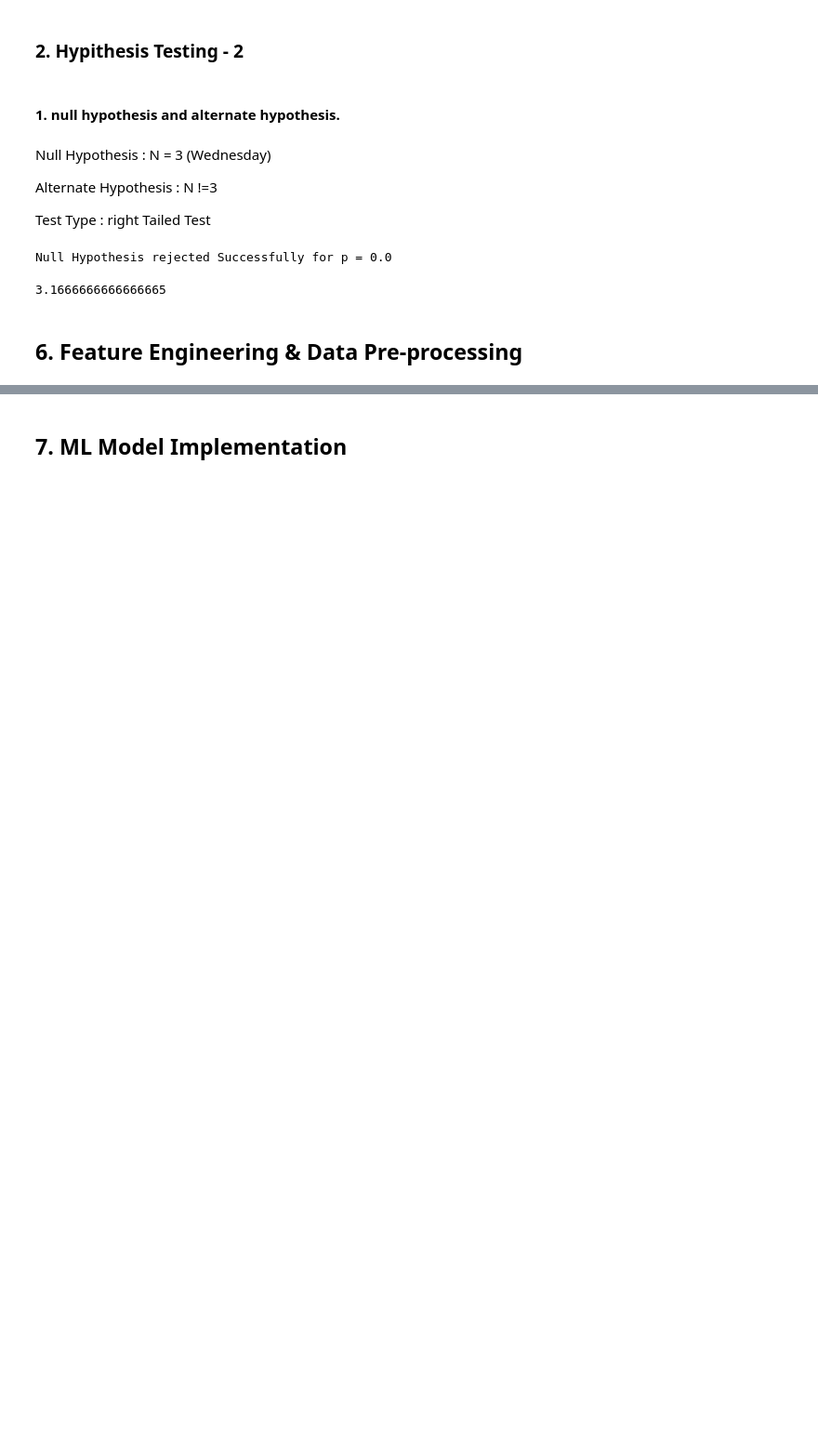
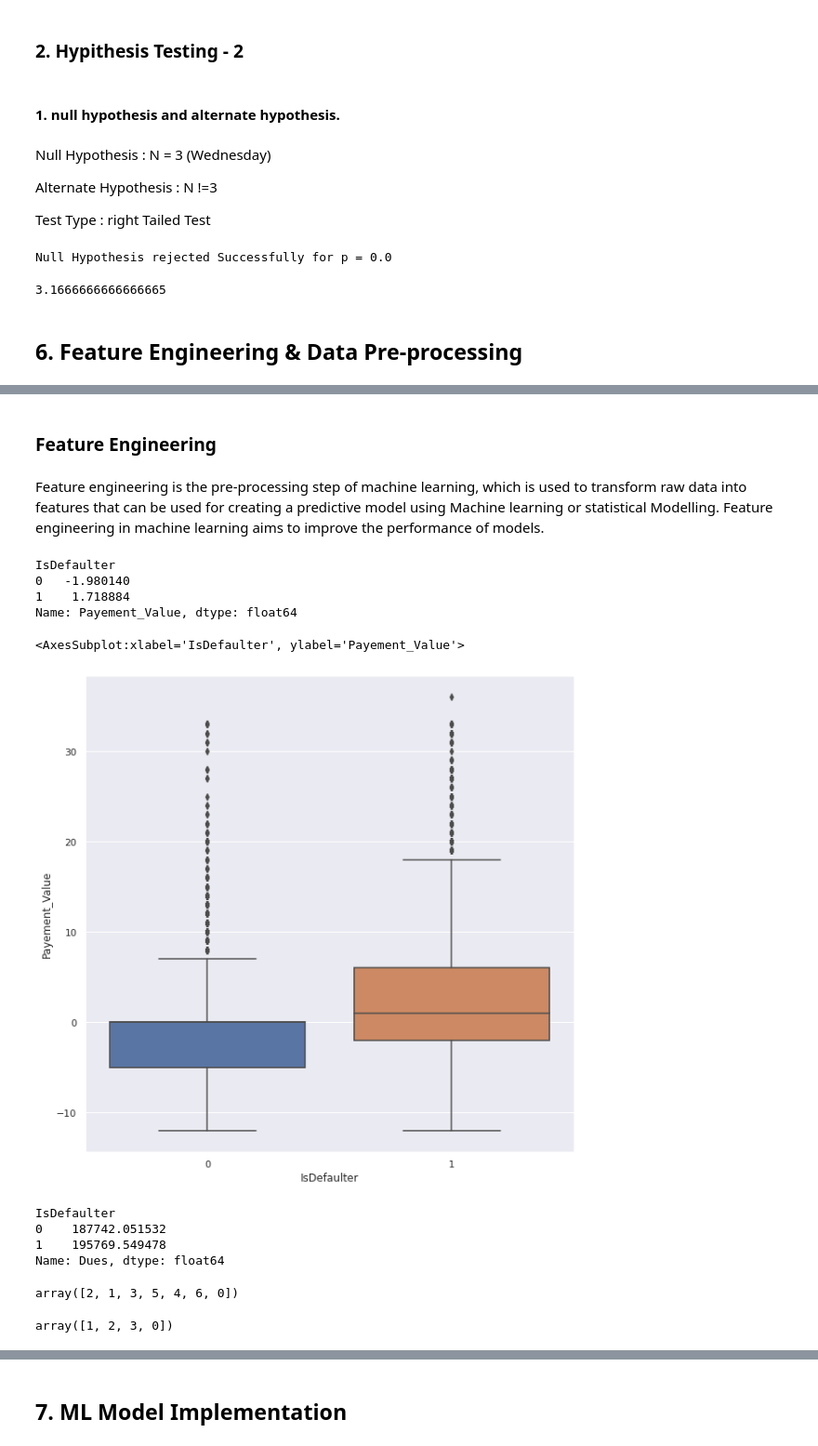
Before and after one commit to KrushnaChaure/Credit-Card-Default-Prediction, a Jupyter notebook: Krushna_Chaure_Credit_Card_Default_Prediction_Capstone_Project.ipynb, the cells around one changed output, grey strips where cells are left out. Shown at 93% size. Saved outputs shown, nothing was run; the diff lists cells and outputs as text; code cells hidden in the pictures; blank space fills up the shorter version.

```diff
--- a/Krushna_Chaure_Credit_Card_Default_Prediction_Capstone_Project.ipynb
+++ b/Krushna_Chaure_Credit_Card_Default_Prediction_Capstone_Project.ipynb
@@ -1348,0 +998,21 @@ Let's move on to the  ML Model implementation.
+# %% [markdown]
+### Feature Engineering
+# %% [markdown]
+Feature engineering is the pre-processing step of machine learning, which is used to transform raw data into features that can be used for creating a predictive model using Machine learning or statistical Modelling. Feature engineering in machine learning aims to improve the performance of models.
+# %%
+df_fr = balance_df.copy()
+# %%
+df_fr['Payement_Value'] = df_fr['PAY_SEPT'] + df_fr['PAY_AUG'] + df_fr['PAY_JUL'] + df_fr['PAY_JUN'] + df_fr['PAY_MAY'] + df_fr['PAY_APR']
+# %%
+df_fr.groupby('IsDefaulter')['Payement_Value'].mean()
+# %% [output]
+IsDefaulter
+0   -1.980140
+1    1.718884
+Name: Payement_Value, dtype: float64
+# %%
+plt.figure(figsize=(10,10))
+sns.boxplot(data = df_fr, x = 'IsDefaulter', y = 'Payement_Value' )
+# %% [output]
+<AxesSubplot:xlabel='IsDefaulter', ylabel='Payement_Value'>
+[figure, added]
@@ -1348,0 +1022,11 @@ Let's move on to the  ML Model implementation.
+# %%
+df_fr.groupby('IsDefaulter')['Dues'].mean()
+# %% [output]
+IsDefaulter
+0    187742.051532
+1    195769.549478
+Name: Dues, dtype: float64
+# %%
+df_fr['EDUCATION'].unique()
+# %% [output]
+array([2, 1, 3, 5, 4, 6, 0])
@@ -1348,0 +1036,4 @@ Let's move on to the  ML Model implementation.
+# %%
+df_fr['MARRIAGE'].unique()
+# %% [output]
+array([1, 2, 3, 0])
```
Also changed, not shown: parts of 265 cells of this notebook.
